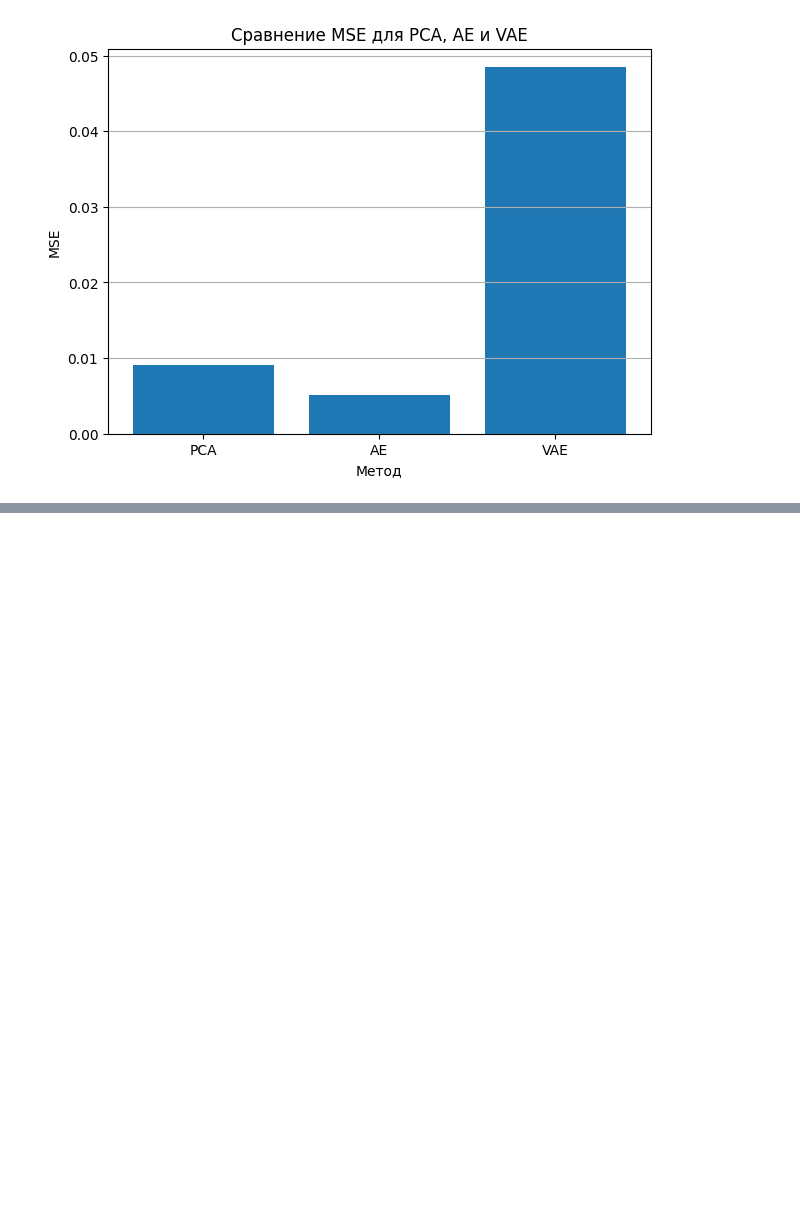
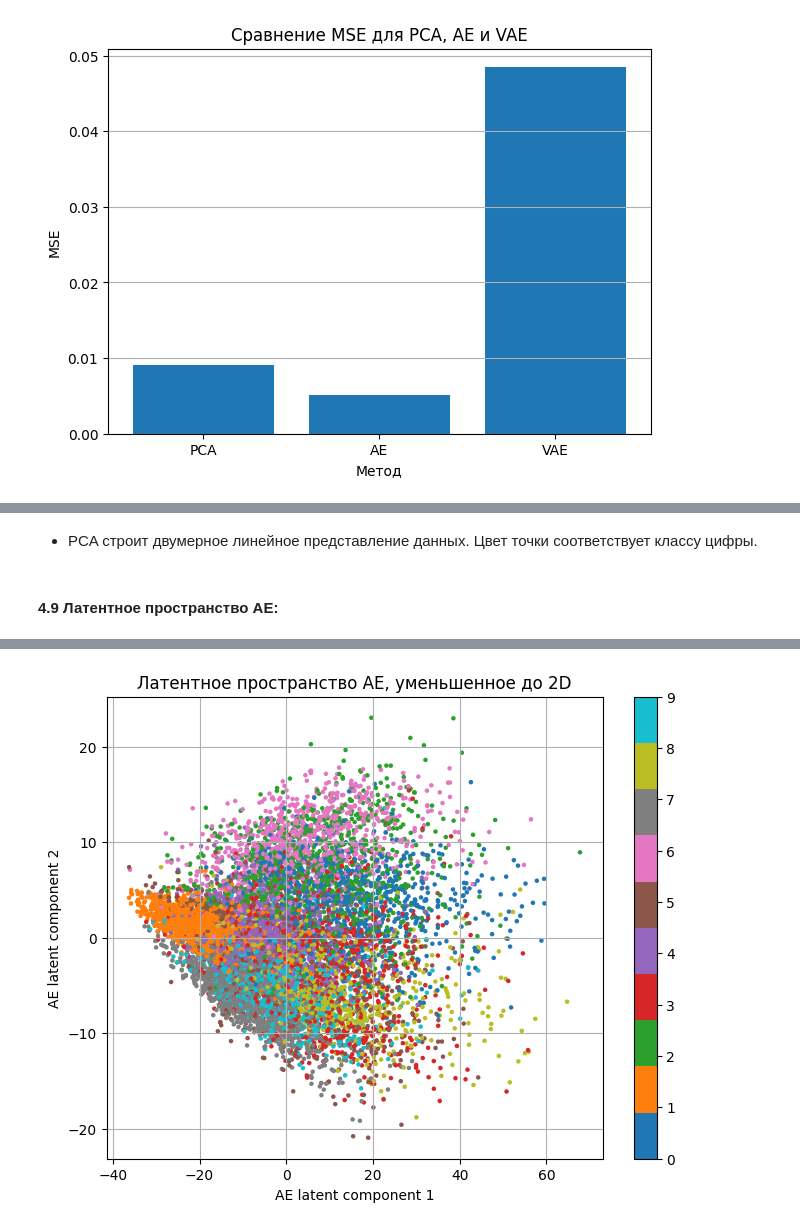
Before and after one commit to tarasovEgor/DeepLearningKurs, a Jupyter notebook: src/lab_4/VAE_lab_4.ipynb, the cells around one changed output, grey strips where cells are left out. Cells and saved outputs as stored; diff of their text form; code cells hidden in the pictures; blank space fills up the shorter version.

```diff
--- a/src/lab_4/VAE_lab_4.ipynb
+++ b/src/lab_4/VAE_lab_4.ipynb
@@ -914,0 +939,41 @@ plt.show()
+# %% [markdown]
+- PCA строит двумерное линейное представление данных. Цвет точки соответствует классу цифры.
+# %% [markdown]
+#### 4.9 Латентное пространство AE:
+# %%
+# Создаем отдельный энкодер для AE.
+# В базовой архитектуре AE:
+# autoencoder.layers[0] — Input
+# autoencoder.layers[1] — Flatten
+# autoencoder.layers[2] — Dense(64), то есть латентное представление
+
+ae_encoder = Model(
+    inputs=autoencoder.input,
+    outputs=autoencoder.layers[2].output
+)
+
+# Получаем латентные признаки AE
+x_test_ae_latent = ae_encoder.predict(x_test, batch_size=256)
+
+print("Размер латентного пространства AE:", x_test_ae_latent.shape)
+
+# Так как у AE латентное пространство имеет размер 64,
+# уменьшим его до 2D с помощью PCA для визуализации
+ae_latent_2d = PCA(n_components=2).fit_transform(x_test_ae_latent)
+
+plt.figure(figsize=(8, 6))
+plt.scatter(
+    ae_latent_2d[:, 0],
+    ae_latent_2d[:, 1],
+    c=y_test,
+    cmap="tab10",
+    s=5
+)
+
+plt.colorbar()
+plt.xlabel("AE latent component 1")
+plt.ylabel("AE latent component 2")
+plt.title("Латентное пространство AE, уменьшенное до 2D")
+plt.grid()
+plt.show()
+# %% [output]
@@ -914,0 +982 @@ plt.show()
+[figure, added]
```
Also changed, not shown: parts of 4 cells of this notebook.
